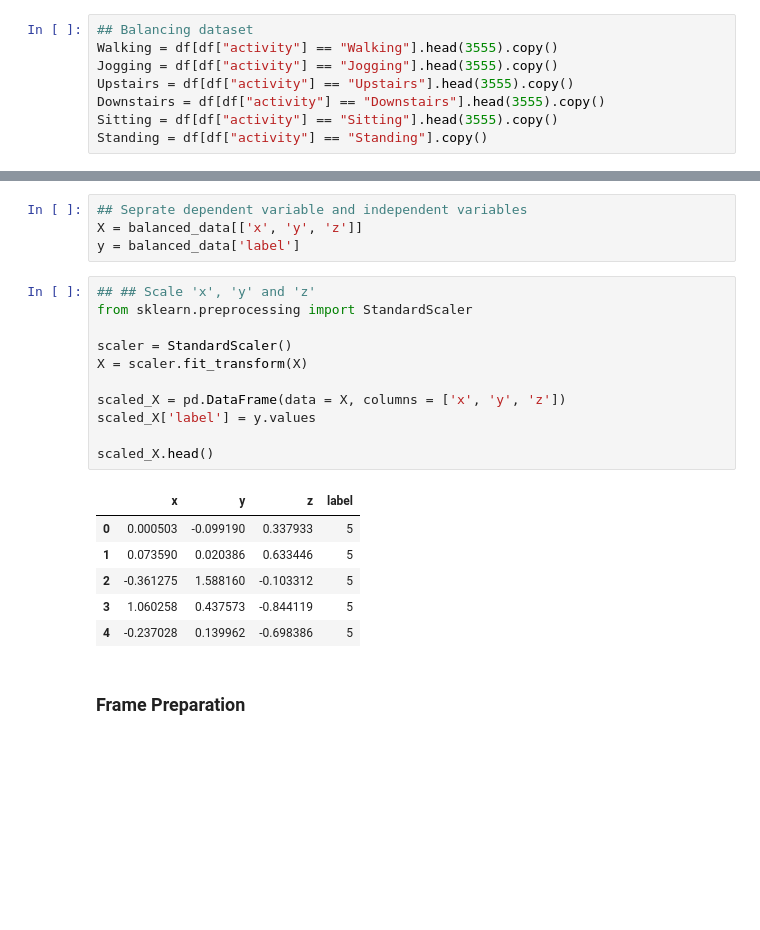
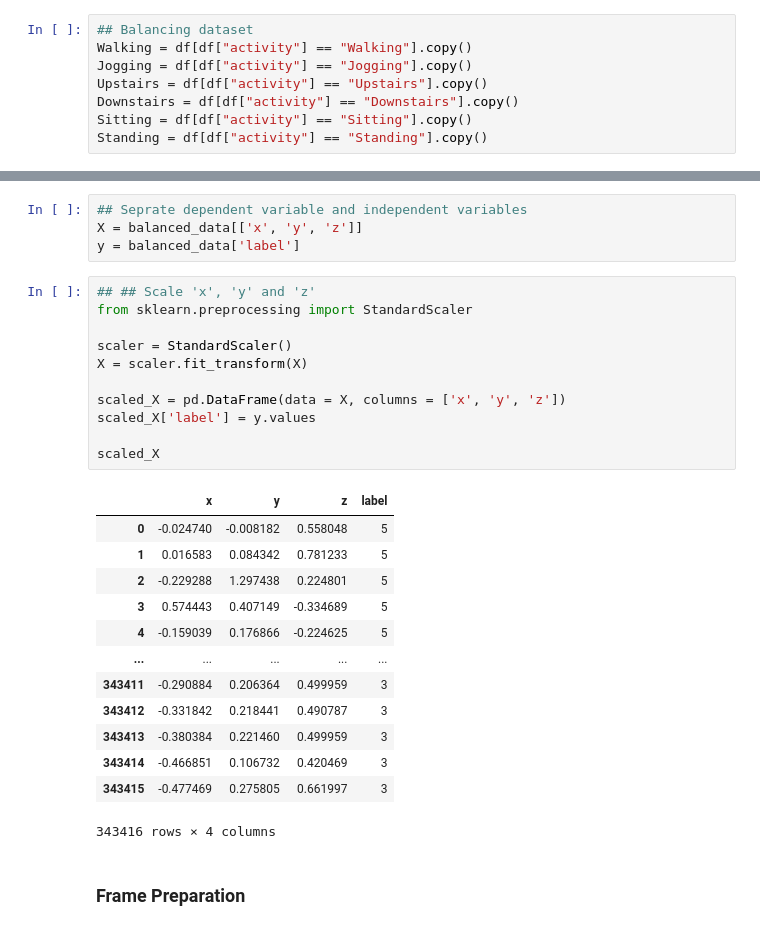
Before and after one commit to robinyUArizona/Time-Series--Projects, a Jupyter notebook: Human Activity Recognition using Accelerometer and CNN.ipynb, the cells around one changed output, grey strips where cells are left out. Cells and saved outputs as stored; diff of their text form; blank space fills up the shorter version.

```diff
--- a/Human Activity Recognition using Accelerometer and CNN.ipynb
+++ b/Human Activity Recognition using Accelerometer and CNN.ipynb
@@ -221,11 +221,11 @@ Standing        3555
 Name: activity, dtype: int64
 # %%
 ## Balancing dataset
-Walking = df[df["activity"] == "Walking"].head(3555).copy()
-Jogging = df[df["activity"] == "Jogging"].head(3555).copy()
-Upstairs = df[df["activity"] == "Upstairs"].head(3555).copy()
-Downstairs = df[df["activity"] == "Downstairs"].head(3555).copy()
-Sitting = df[df["activity"] == "Sitting"].head(3555).copy()
+Walking = df[df["activity"] == "Walking"].copy()
+Jogging = df[df["activity"] == "Jogging"].copy()
+Upstairs = df[df["activity"] == "Upstairs"].copy()
+Downstairs = df[df["activity"] == "Downstairs"].copy()
+Sitting = df[df["activity"] == "Sitting"].copy()
 Standing = df[df["activity"] == "Standing"].copy()
 # %%
 balanced_data = pd.DataFrame()
@@ -269,21 +269,28 @@ y = balanced_data['label']
 # %%
 ## ## Scale 'x', 'y' and 'z'
 from sklearn.preprocessing import StandardScaler
 
 scaler = StandardScaler()
 X = scaler.fit_transform(X)
 
 scaled_X = pd.DataFrame(data = X, columns = ['x', 'y', 'z'])
 scaled_X['label'] = y.values
 
-scaled_X.head()
+scaled_X
 # %% [output]
 |  | x | y | z | label |
-| 0 | 0.000503 | -0.099190 | 0.337933 | 5 |
-| 1 | 0.073590 | 0.020386 | 0.633446 | 5 |
-| 2 | -0.361275 | 1.588160 | -0.103312 | 5 |
-| 3 | 1.060258 | 0.437573 | -0.844119 | 5 |
-| 4 | -0.237028 | 0.139962 | -0.698386 | 5 |
+| 0 | -0.024740 | -0.008182 | 0.558048 | 5 |
+| 1 | 0.016583 | 0.084342 | 0.781233 | 5 |
+| 2 | -0.229288 | 1.297438 | 0.224801 | 5 |
+| 3 | 0.574443 | 0.407149 | -0.334689 | 5 |
+| 4 | -0.159039 | 0.176866 | -0.224625 | 5 |
+| ... | ... | ... | ... | ... |
+| 343411 | -0.290884 | 0.206364 | 0.499959 | 3 |
+| 343412 | -0.331842 | 0.218441 | 0.490787 | 3 |
+| 343413 | -0.380384 | 0.221460 | 0.499959 | 3 |
+| 343414 | -0.466851 | 0.106732 | 0.420469 | 3 |
+| 343415 | -0.477469 | 0.275805 | 0.661997 | 3 |
+343416 rows × 4 columns
 # %% [markdown]
 ### Frame Preparation
 # %%
```
Also changed, not shown: parts of 18 cells of this notebook.
